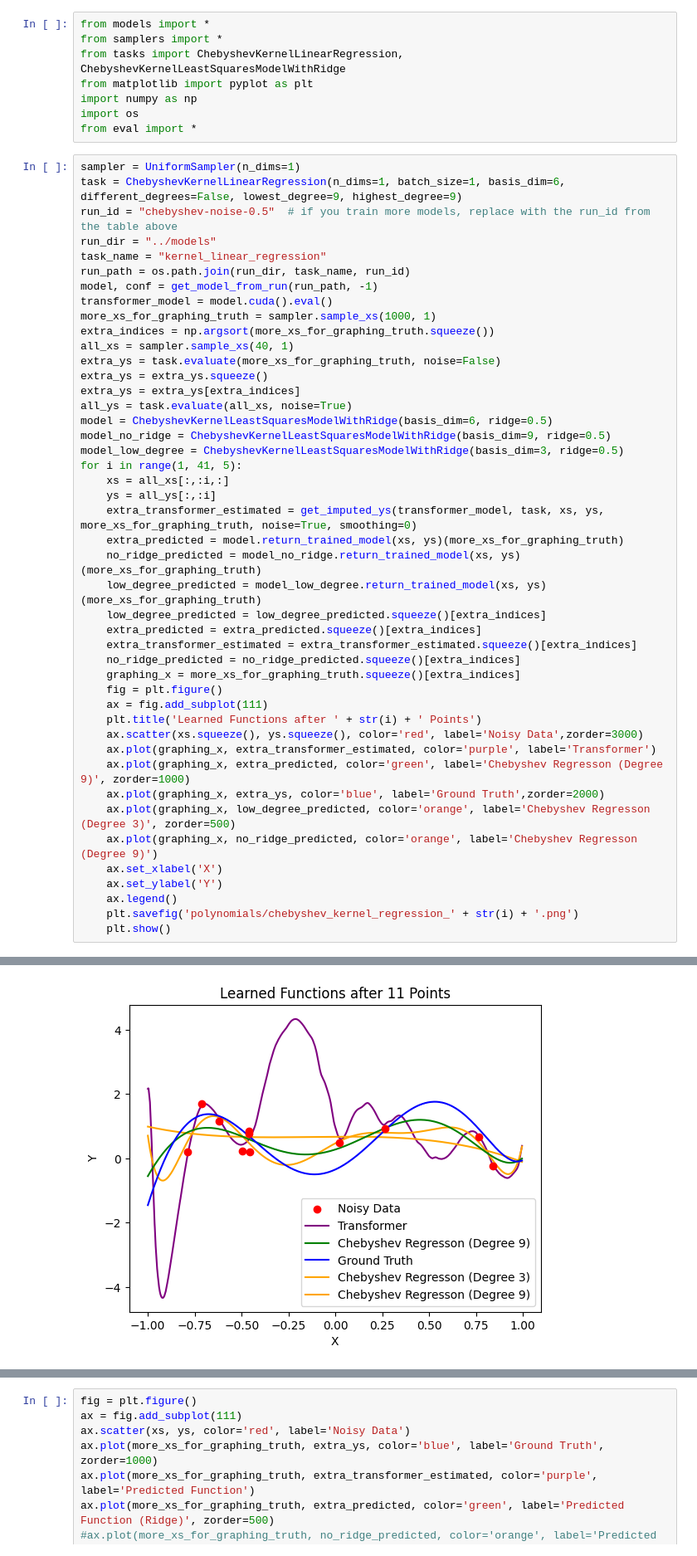
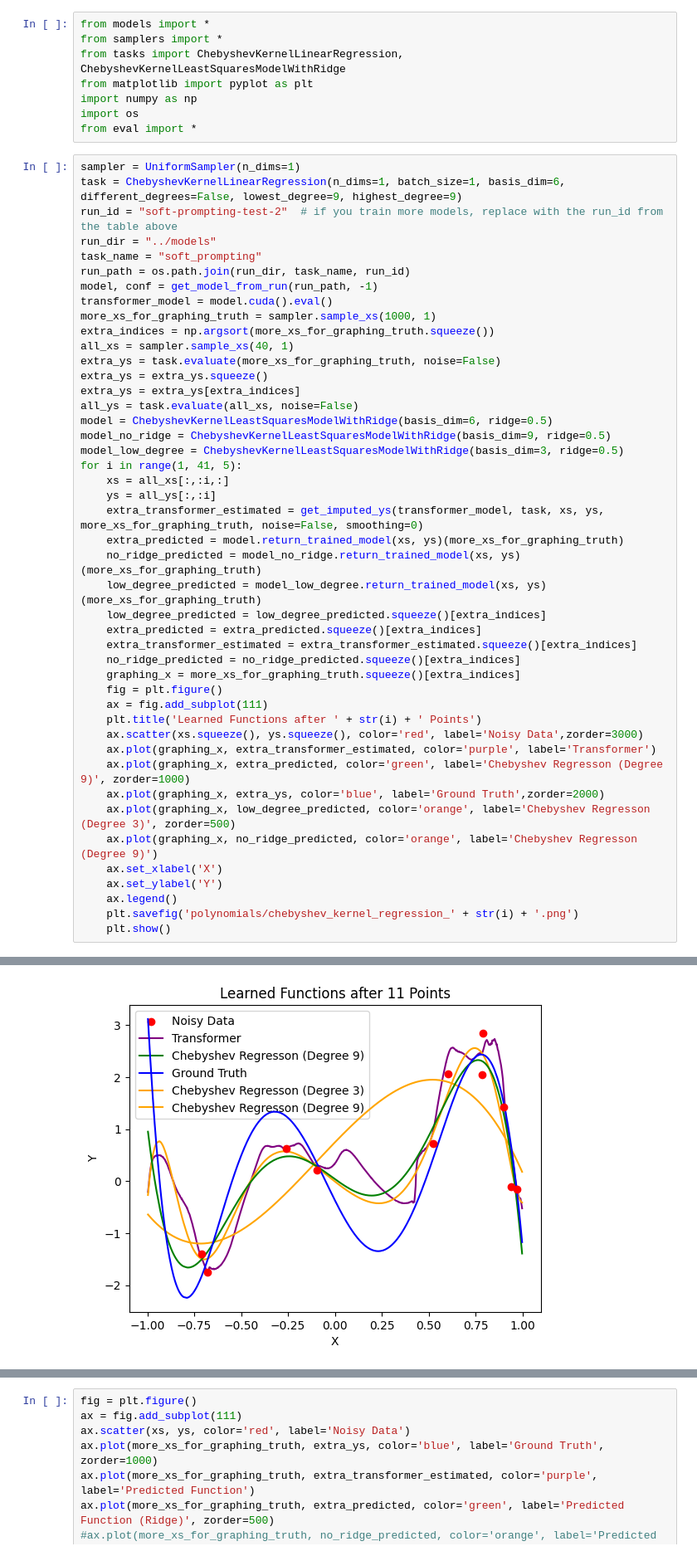
Before and after one commit to wilcoxsonm21/CS182Project, a Jupyter notebook: src/graph_polynomial.ipynb, the cells around one changed output, grey strips where cells are left out. Shown at 83% size. Cells and saved outputs as stored; diff of their text form.

```diff
--- a/src/graph_polynomial.ipynb
+++ b/src/graph_polynomial.ipynb
@@ -9,9 +9,9 @@ from eval import *
 # %%
 sampler = UniformSampler(n_dims=1)
 task = ChebyshevKernelLinearRegression(n_dims=1, batch_size=1, basis_dim=6, different_degrees=False, lowest_degree=9, highest_degree=9)
-run_id = "chebyshev-noise-0.5"  # if you train more models, replace with the run_id from the table above
+run_id = "soft-prompting-test-2"  # if you train more models, replace with the run_id from the table above
 run_dir = "../models"
-task_name = "kernel_linear_regression"
+task_name = "soft_prompting"
 run_path = os.path.join(run_dir, task_name, run_id)
 model, conf = get_model_from_run(run_path, -1)
 transformer_model = model.cuda().eval()
@@ -21,14 +21,14 @@ all_xs = sampler.sample_xs(40, 1)
 extra_ys = task.evaluate(more_xs_for_graphing_truth, noise=False)
 extra_ys = extra_ys.squeeze()
 extra_ys = extra_ys[extra_indices]
-all_ys = task.evaluate(all_xs, noise=True)
+all_ys = task.evaluate(all_xs, noise=False)
 model = ChebyshevKernelLeastSquaresModelWithRidge(basis_dim=6, ridge=0.5)
 model_no_ridge = ChebyshevKernelLeastSquaresModelWithRidge(basis_dim=9, ridge=0.5)
 model_low_degree = ChebyshevKernelLeastSquaresModelWithRidge(basis_dim=3, ridge=0.5)
 for i in range(1, 41, 5):
     xs = all_xs[:,:i,:]
     ys = all_ys[:,:i]
-    extra_transformer_estimated = get_imputed_ys(transformer_model, task, xs, ys, more_xs_for_graphing_truth, noise=True, smoothing=0)
+    extra_transformer_estimated = get_imputed_ys(transformer_model, task, xs, ys, more_xs_for_graphing_truth, noise=False, smoothing=0)
     extra_predicted = model.return_trained_model(xs, ys)(more_xs_for_graphing_truth)
     no_ridge_predicted = model_no_ridge.return_trained_model(xs, ys)(more_xs_for_graphing_truth)
     low_degree_predicted = model_low_degree.return_trained_model(xs, ys)(more_xs_for_graphing_truth)
@@ -60 +60 @@ for i in range(1, 41, 5):
-[figure, old version]
+[figure, new version]
```
Also changed, not shown: parts of 1 cell of this notebook, 18 other files.
